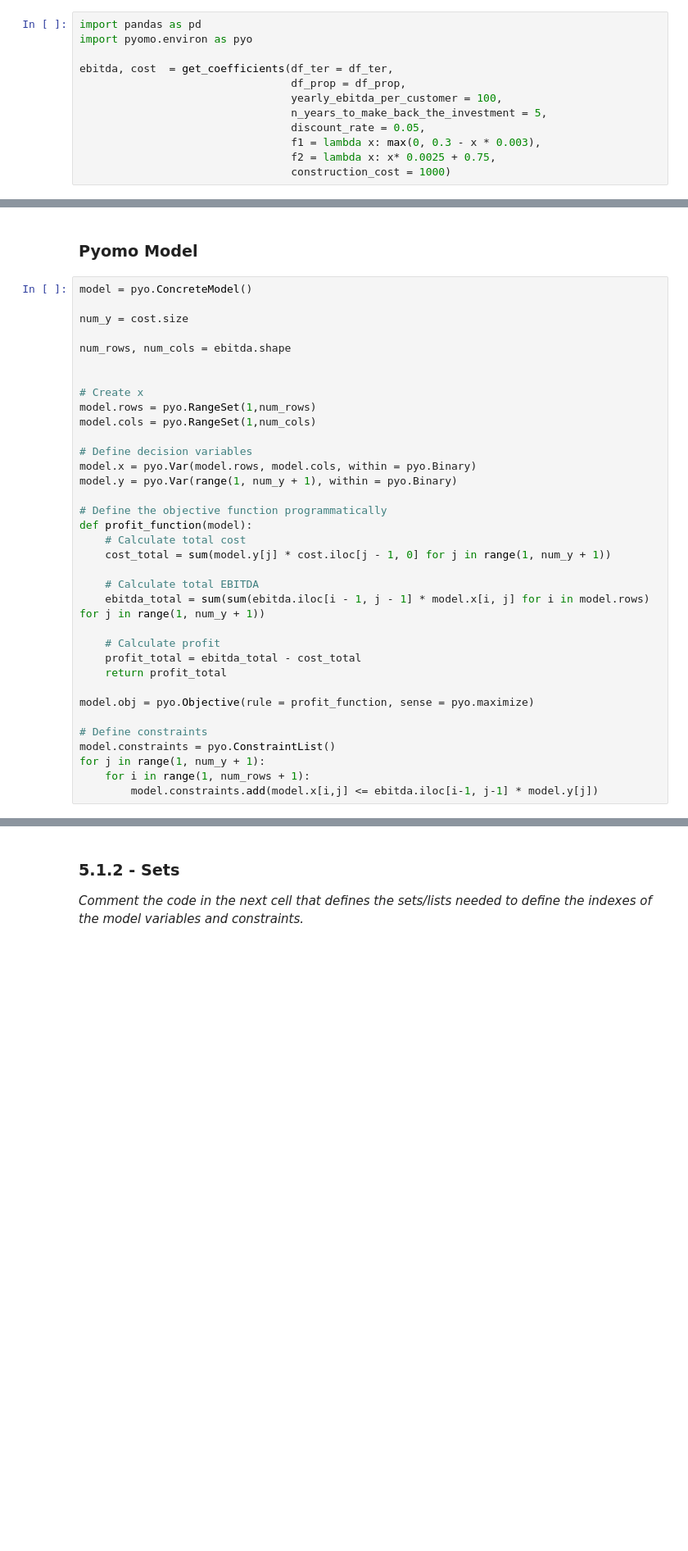
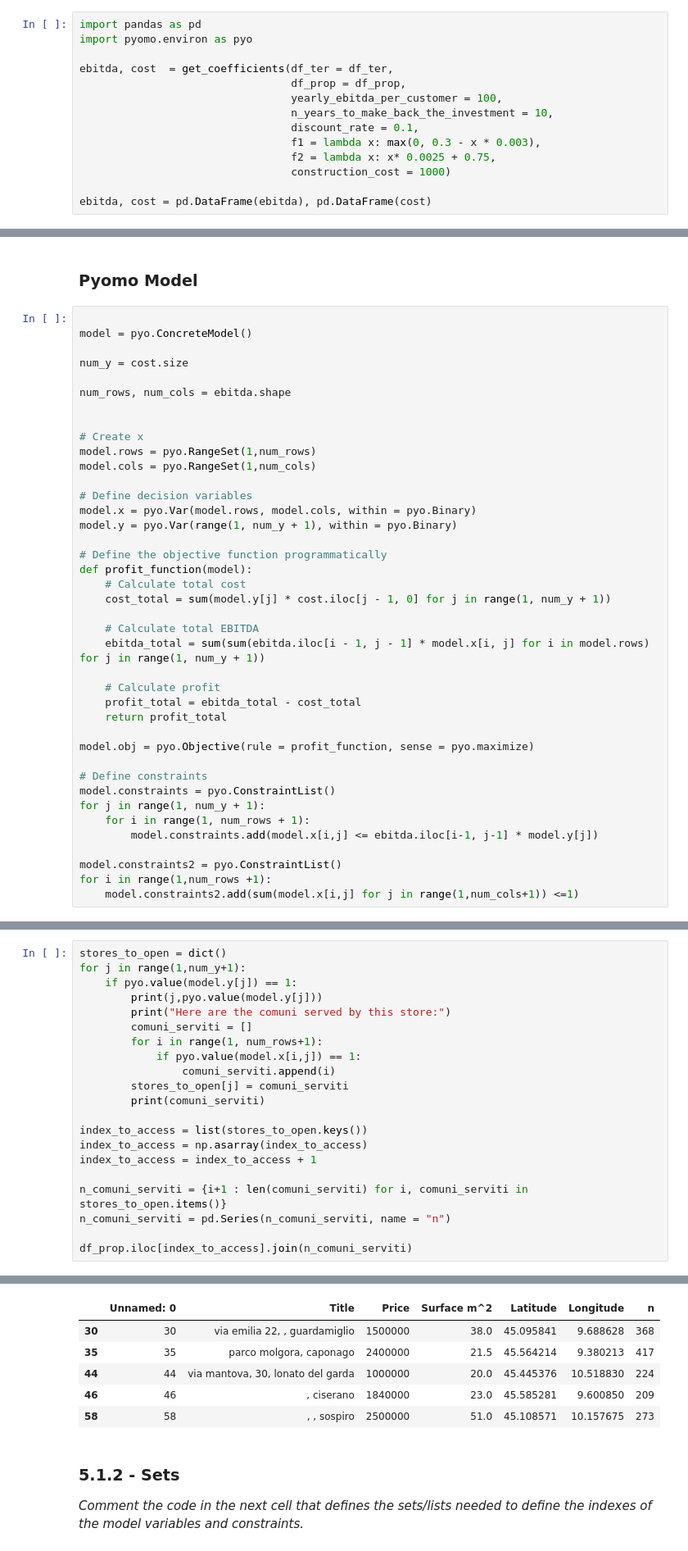
Before and after one commit to LoreJob/Logistic-Problem-Walmart, a Jupyter notebook: Pyomo Model/ProjectTemplate.ipynb, the cells around one changed output, grey strips where cells are left out. Shown at 82% size. Saved outputs shown, nothing was run; the diff lists cells and outputs as text; blank space fills up the shorter version.

```diff
--- a/Pyomo Model/ProjectTemplate.ipynb
+++ b/Pyomo Model/ProjectTemplate.ipynb
@@ -631,17 +631,20 @@ import pyomo.environ as pyo
 ebitda, cost  = get_coefficients(df_ter = df_ter,
                                  df_prop = df_prop,
                                  yearly_ebitda_per_customer = 100,
-                                 n_years_to_make_back_the_investment = 5,
-                                 discount_rate = 0.05,
+                                 n_years_to_make_back_the_investment = 10,
+                                 discount_rate = 0.1,
                                  f1 = lambda x: max(0, 0.3 - x * 0.003),
                                  f2 = lambda x: x* 0.0025 + 0.75,
                                  construction_cost = 1000)
+
+ebitda, cost = pd.DataFrame(ebitda), pd.DataFrame(cost)
 # %% [output]
 checking that f1 is the interval [0,1]:  True
 checking that f2 is the interval [0,1]:  True
 # %% [markdown]
 ### Pyomo Model
 # %%
+
 model = pyo.ConcreteModel()
 
 num_y = cost.size
@@ -676,3 +679,7 @@ model.constraints = pyo.ConstraintList()
 for j in range(1, num_y + 1):
     for i in range(1, num_rows + 1):
         model.constraints.add(model.x[i,j] <= ebitda.iloc[i-1, j-1] * model.y[j])
+
+model.constraints2 = pyo.ConstraintList()
+for i in range(1,num_rows +1):
+    model.constraints2.add(sum(model.x[i,j] for j in range(1,num_cols+1)) <=1)
@@ -693,0 +707,22 @@ print(results)
+# %%
+stores_to_open = dict()
+for j in range(1,num_y+1):
+    if pyo.value(model.y[j]) == 1:
+        print(j,pyo.value(model.y[j]))
+        print("Here are the comuni served by this store:")
+        comuni_serviti = []
+        for i in range(1, num_rows+1):
+            if pyo.value(model.x[i,j]) == 1:
+                comuni_serviti.append(i)
+        stores_to_open[j] = comuni_serviti
+        print(comuni_serviti)
+
+index_to_access = list(stores_to_open.keys())
+index_to_access = np.asarray(index_to_access)
+index_to_access = index_to_access + 1
+
+n_comuni_serviti = {i+1 : len(comuni_serviti) for i, comuni_serviti in stores_to_open.items()}
+n_comuni_serviti = pd.Series(n_comuni_serviti, name = "n")
+
+df_prop.iloc[index_to_access].join(n_comuni_serviti)
+# %% [output]
@@ -694,3 +744,9 @@ print(results)
+|  | Unnamed: 0 | Title | Price | Surface m^2 | Latitude | Longitude | n |
+| 30 | 30 | via emilia 22, , guardamiglio | 1500000 | 38.0 | 45.095841 | 9.688628 | 368 |
+| 35 | 35 | parco molgora, caponago | 2400000 | 21.5 | 45.564214 | 9.380213 | 417 |
+| 44 | 44 | via mantova, 30, lonato del garda | 1000000 | 20.0 | 45.445376 | 10.518830 | 224 |
+| 46 | 46 | , ciserano | 1840000 | 23.0 | 45.585281 | 9.600850 | 209 |
+| 58 | 58 | , , sospiro | 2500000 | 51.0 | 45.108571 | 10.157675 | 273 |
 # %% [markdown]
 ### 5.1.2 - Sets
 *Comment the code in the next cell that defines the sets/lists needed to define the indexes of the model variables and constraints.*
```
Also changed, not shown: parts of 3 cells of this notebook, 2 other files.
